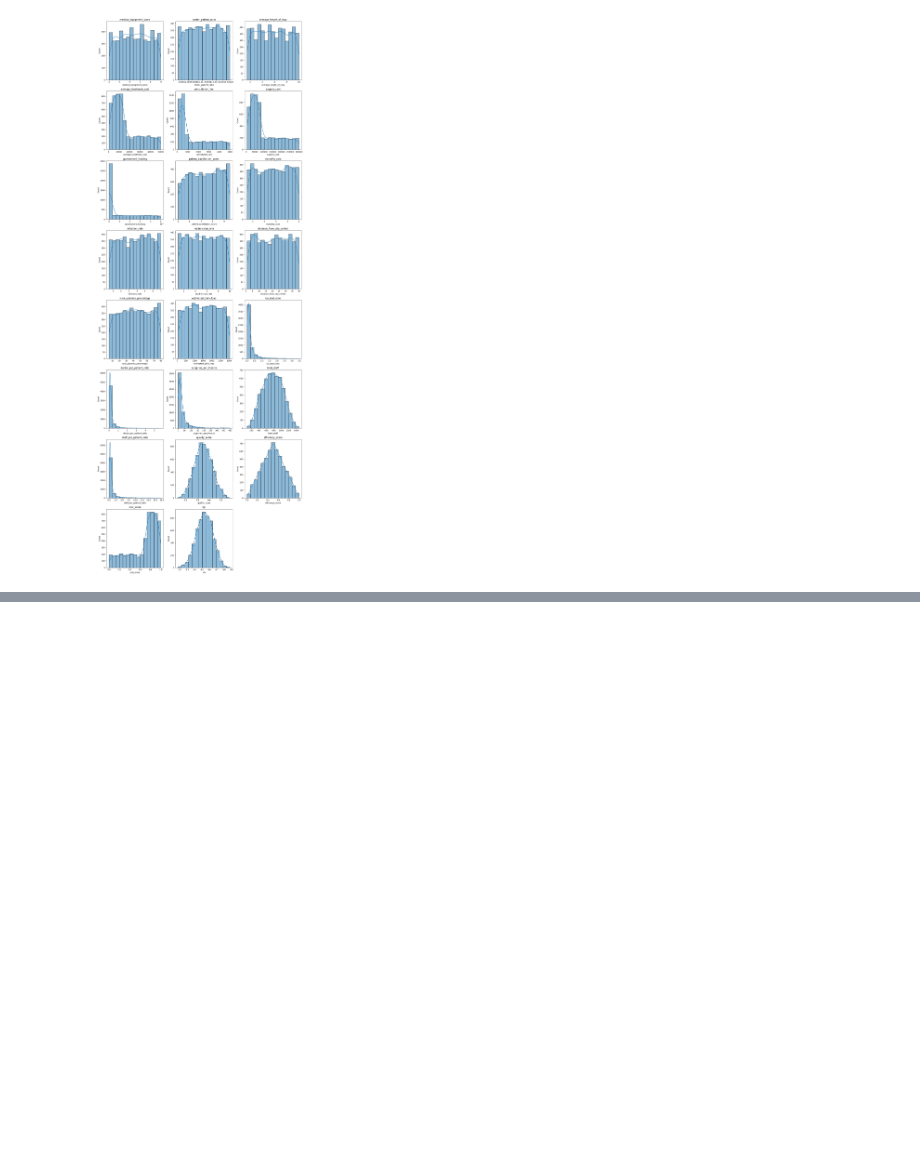
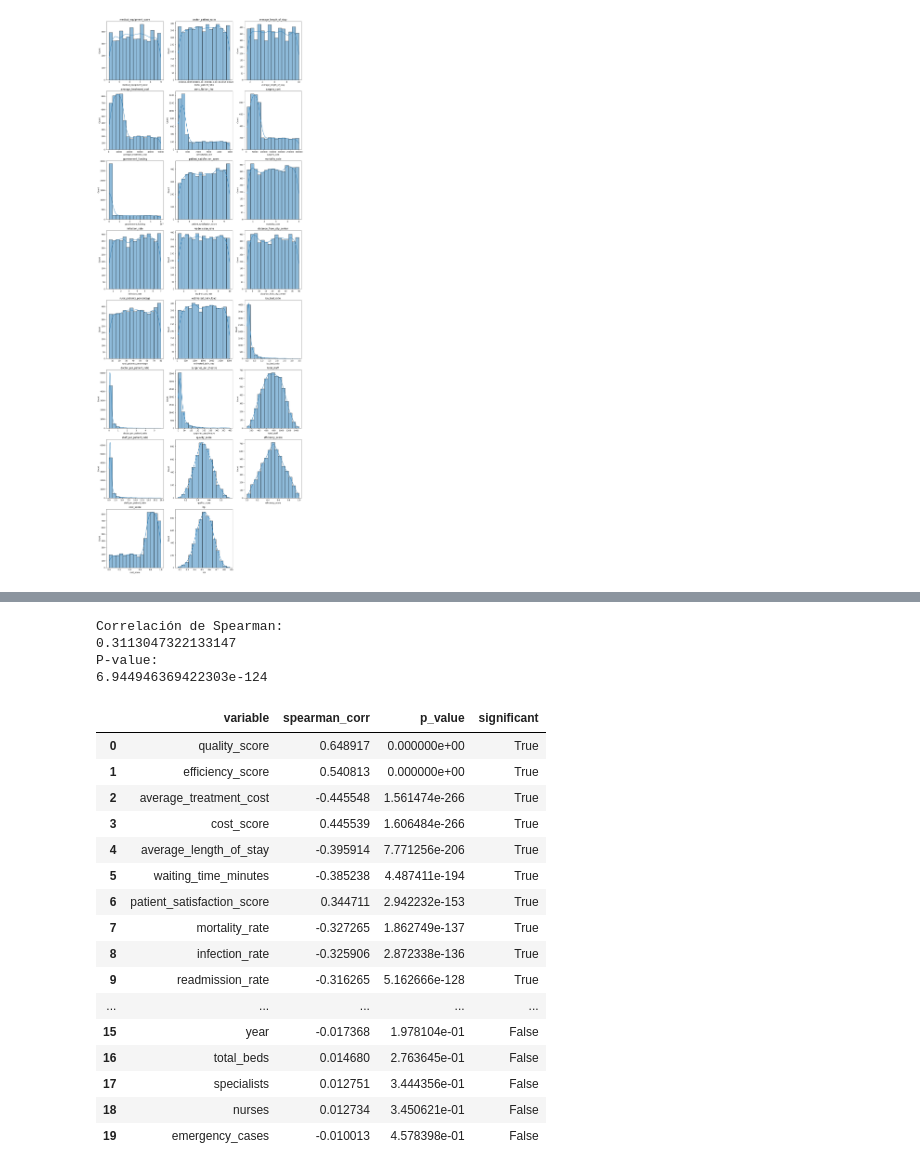
Before and after one commit to valentinarias-dtsc/hospital_performance_analysis, a Jupyter notebook: Notebooks/EDA2.ipynb, the cells around one changed output, grey strips where cells are left out. Cells and saved outputs as stored; diff of their text form; code cells hidden in the pictures; blank space fills up the shorter version.

```diff
--- a/Notebooks/EDA2.ipynb
+++ b/Notebooks/EDA2.ipynb
@@ -159,0 +184,52 @@ plt.show()
+# %%
+from scipy.stats import spearmanr
+
+corr, p_value = spearmanr(df['government_funding'], df["hpi"])
+
+print("Correlación de Spearman:")
+print(corr)
+print("P-value:")
+print(p_value)
+# %% [output]
+Correlación de Spearman:
+0.3113047322133147
+P-value:
+6.944946369422303e-124
+# %%
+numeric_cols = df.select_dtypes(include=[np.number]).columns.drop("hpi")
+
+results = []
+for col in numeric_cols:
+    corr, p_value = spearmanr(df[col], df["hpi"])
+    results.append({
+        "variable": col,
+        "spearman_corr": corr,
+        "p_value": p_value,
+        "significant": p_value < 0.1
+    })
+
+spearman_top = (
+    pd.DataFrame(results)
+      .sort_values(by="spearman_corr", key=lambda x: x.abs(), ascending=False)
+      .reset_index(drop=True)
+)
+
+spearman_top.head(20)
+# %% [output]
+|  | variable | spearman_corr | p_value | significant |
+| 0 | quality_score | 0.648917 | 0.000000e+00 | True |
+| 1 | efficiency_score | 0.540813 | 0.000000e+00 | True |
+| 2 | average_treatment_cost | -0.445548 | 1.561474e-266 | True |
+| 3 | cost_score | 0.445539 | 1.606484e-266 | True |
+| 4 | average_length_of_stay | -0.395914 | 7.771256e-206 | True |
+| 5 | waiting_time_minutes | -0.385238 | 4.487411e-194 | True |
+| 6 | patient_satisfaction_score | 0.344711 | 2.942232e-153 | True |
+| 7 | mortality_rate | -0.327265 | 1.862749e-137 | True |
+| 8 | infection_rate | -0.325906 | 2.872338e-136 | True |
+| 9 | readmission_rate | -0.316265 | 5.162666e-128 | True |
+| ... | ... | ... | ... | ... |
+| 15 | year | -0.017368 | 1.978104e-01 | False |
+| 16 | total_beds | 0.014680 | 2.763645e-01 | False |
+| 17 | specialists | 0.012751 | 3.444356e-01 | False |
+| 18 | nurses | 0.012734 | 3.450621e-01 | False |
+| 19 | emergency_cases | -0.010013 | 4.578398e-01 | False |
```
Also changed, not shown: parts of 7 cells of this notebook.
